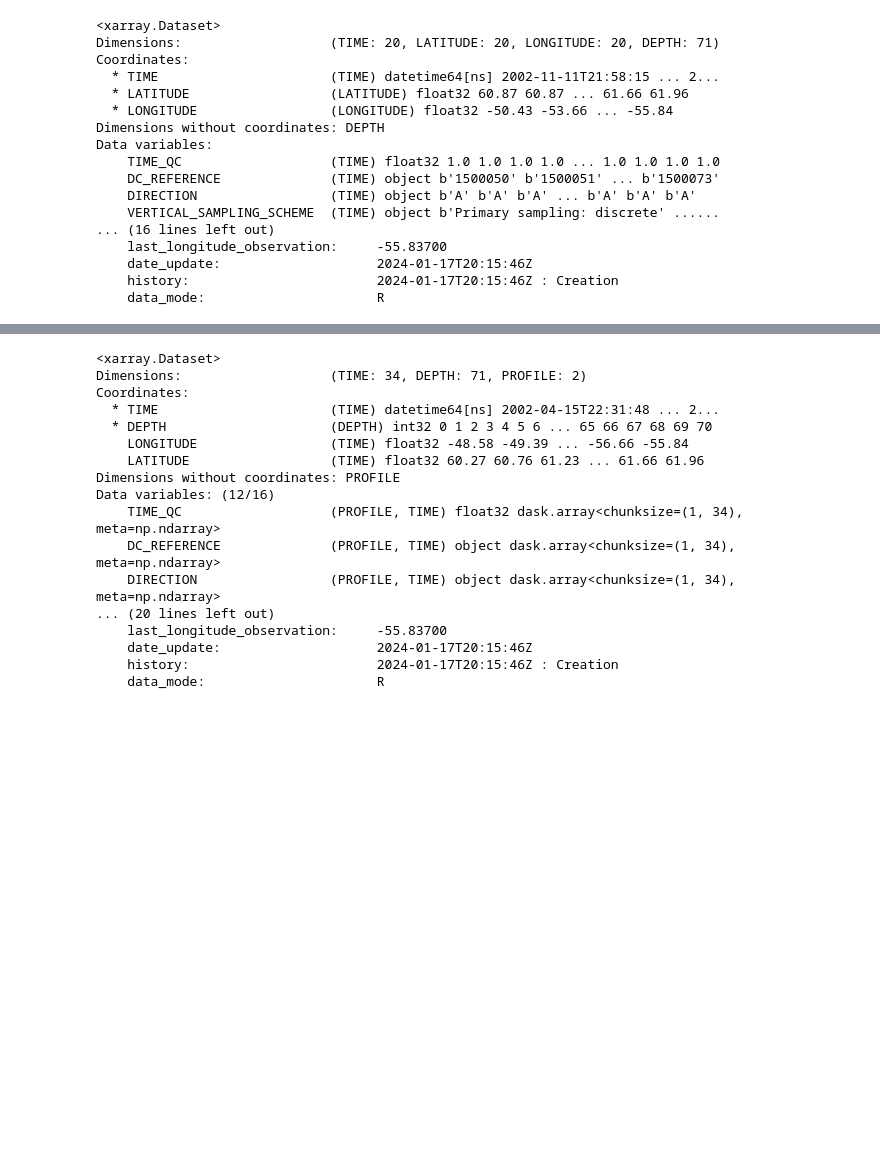
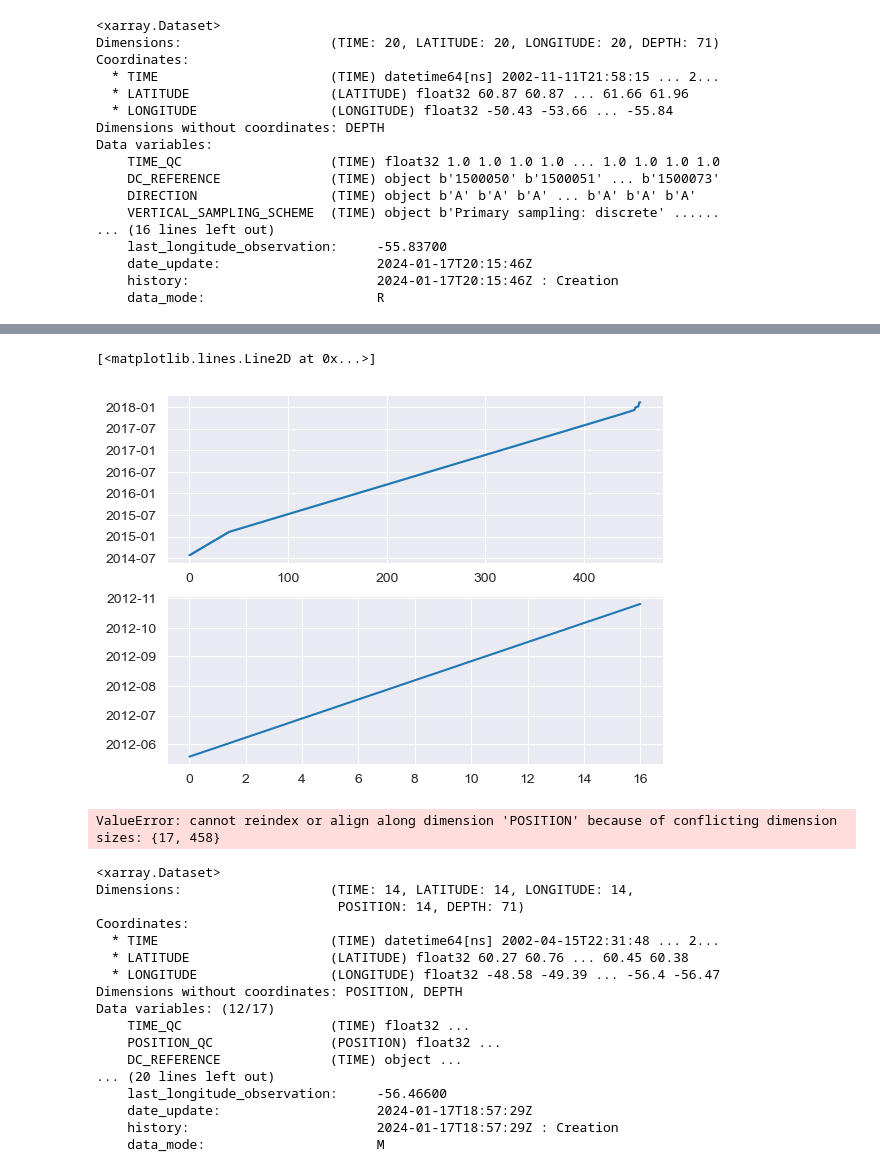
Before and after one commit to SkirOwen/nereus, a Jupyter notebook: notebooks/data_preprocess.ipynb, the cells around one changed output, grey strips where cells are left out. Saved outputs shown, nothing was run; the diff lists cells and outputs as text; code cells hidden in the pictures; blank space fills up the shorter version.

Commit message:
[WIP] messing around with data

```diff
--- a/notebooks/data_preprocess.ipynb
+++ b/notebooks/data_preprocess.ipynb
@@ -125,0 +184,4 @@ d = xr.open_mfdataset(["../data/argo/GL_PR_PF_49064.nc", "../data/argo/GL_PR_PF_
+# %%
+from pathlib import Path
+
+fps = list(Path("../data/argo/").glob("*.nc"))
@@ -146,0 +199,5 @@ ValueError: cannot reindex or align along dimension 'TIME' because the (pandas)
+# %%
+d_works = preprocess(xr.open_dataset(
+	fps[1]
+))
+d_works
@@ -146,0 +222,5 @@ ValueError: cannot reindex or align along dimension 'TIME' because the (pandas)
+# %%
+d_doesnt = preprocess(xr.open_dataset(
+	fps[2]
+))
+d_doesnt
@@ -147,20 +245,35 @@ ValueError: cannot reindex or align along dimension 'TIME' because the (pandas)
+# %%
+f, ax = plt.subplots(nrows=2)
+ax[0].plot(d_works.TIME.values)
+ax[1].plot(d_doesnt.TIME.values)
+# %% [output]
+[<matplotlib.lines.Line2D at 0x...>]
+[figure, added]
+# %%
+xr.open_mfdataset(
+	fps[1:3]
+)
+# %% [output]
+ValueError: cannot reindex or align along dimension 'POSITION' because of conflicting dimension sizes: {17, 458}
 # %%
-d
+xr.open_dataset(
+	"../data/argo/GL_PR_PF_49067.nc"
+)
 # %% [output]
 <xarray.Dataset>
-Dimensions:                   (TIME: 34, DEPTH: 71, PROFILE: 2)
+Dimensions:                   (TIME: 14, LATITUDE: 14, LONGITUDE: 14,
+                               POSITION: 14, DEPTH: 71)
 Coordinates:
   * TIME                      (TIME) datetime64[ns] 2002-04-15T22:31:48 ... 2...
-  * DEPTH                     (DEPTH) int32 0 1 2 3 4 5 6 ... 65 66 67 68 69 70
-    LONGITUDE                 (TIME) float32 -48.58 -49.39 ... -56.66 -55.84
-    LATITUDE                  (TIME) float32 60.27 60.76 61.23 ... 61.66 61.96
-Dimensions without coordinates: PROFILE
-Data variables: (12/16)
-    TIME_QC                   (PROFILE, TIME) float32 dask.array<chunksize=(1, 34), meta=np.ndarray>
-    DC_REFERENCE              (PROFILE, TIME) object dask.array<chunksize=(1, 34), meta=np.ndarray>
-    DIRECTION                 (PROFILE, TIME) object dask.array<chunksize=(1, 34), meta=np.ndarray>
+  * LATITUDE                  (LATITUDE) float32 60.27 60.76 ... 60.45 60.38
+  * LONGITUDE                 (LONGITUDE) float32 -48.58 -49.39 ... -56.4 -56.47
+Dimensions without coordinates: POSITION, DEPTH
+Data variables: (12/17)
+    TIME_QC                   (TIME) float32 ...
+    POSITION_QC               (POSITION) float32 ...
+    DC_REFERENCE              (TIME) object ...
 ... (20 lines left out)
-    last_longitude_observation:     -55.83700
-    date_update:                    2024-01-17T20:15:46Z
-    history:                        2024-01-17T20:15:46Z : Creation
-    data_mode:                      R
+    last_longitude_observation:     -56.46600
+    date_update:                    2024-01-17T18:57:29Z
+    history:                        2024-01-17T18:57:29Z : Creation
+    data_mode:                      M
```
Also changed, not shown: parts of 8 cells of this notebook.
